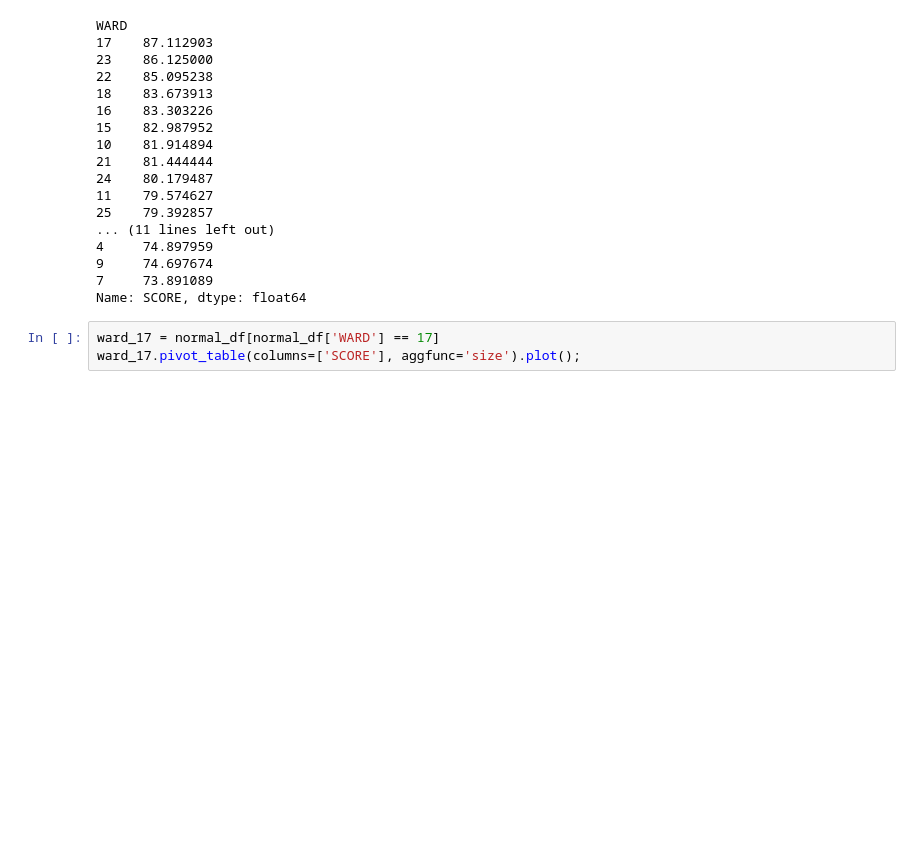
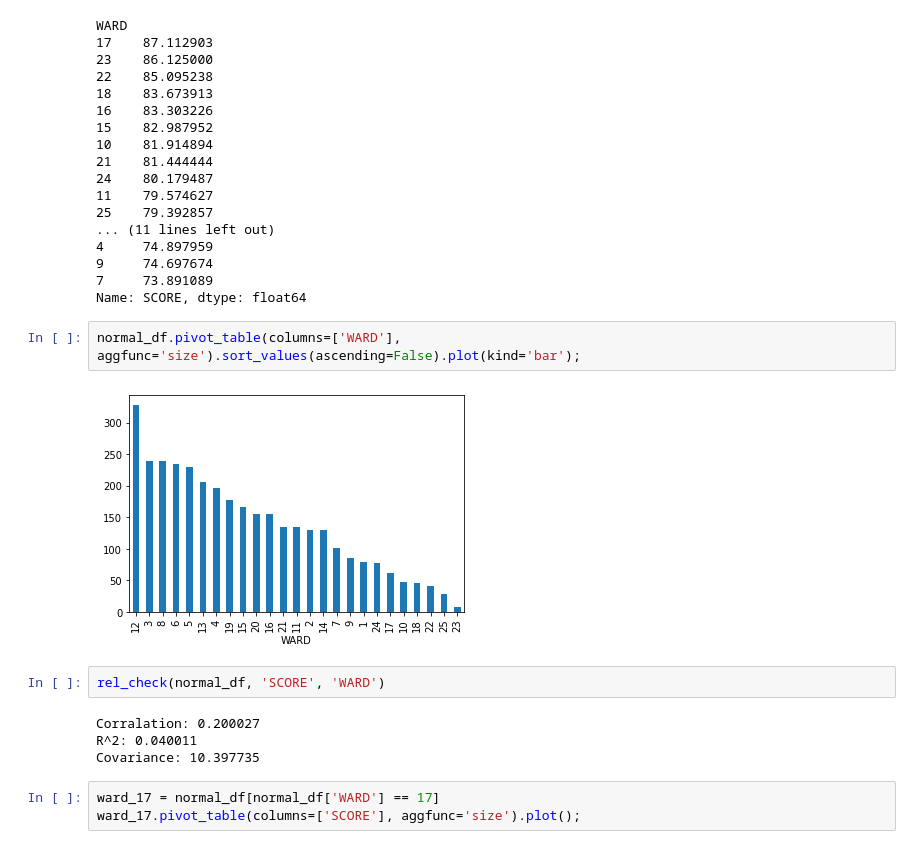
Before and after one commit to Seg-fau1t/CSCI-2000U-Final-Project-Group-6, a Jupyter notebook: My Work/Project-Group-6-Proposal.ipynb, the cells around one changed output. Drawn from its saved outputs; the diff is of its cells as text; blank space fills up the shorter version.

```diff
--- a/My Work/Project-Group-6-Proposal.ipynb
+++ b/My Work/Project-Group-6-Proposal.ipynb
@@ -358,6 +358,16 @@ WARD
 9     74.697674
 7     73.891089
 Name: SCORE, dtype: float64
+# %%
+normal_df.pivot_table(columns=['WARD'], aggfunc='size').sort_values(ascending=False).plot(kind='bar');
+# %% [output]
+[figure, added]
+# %%
+rel_check(normal_df, 'SCORE', 'WARD')
+# %% [output]
+Corralation: 0.200027
+R^2: 0.040011
+Covariance: 10.397735
 # %%
 ward_17 = normal_df[normal_df['WARD'] == 17]
 ward_17.pivot_table(columns=['SCORE'], aggfunc='size').plot();
```
Also changed, not shown: parts of 3 cells of this notebook.
